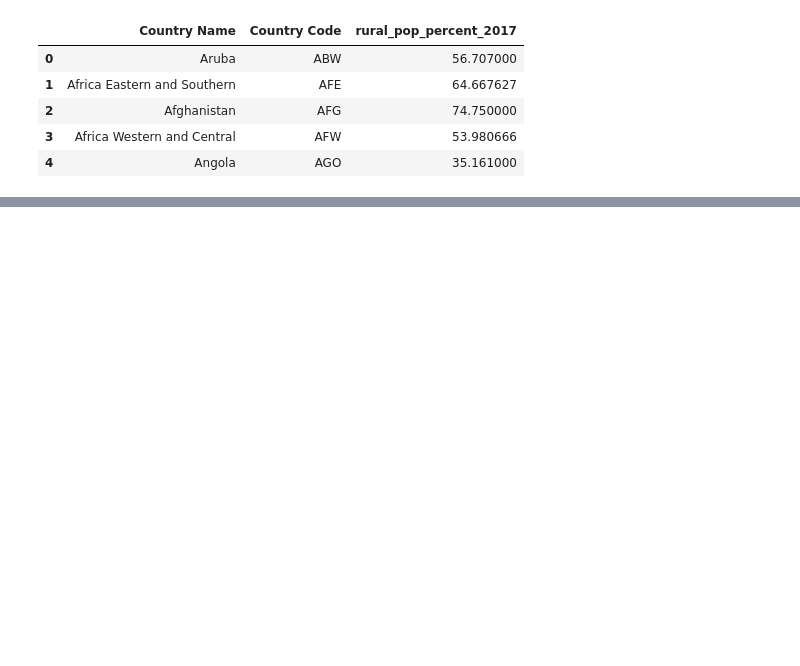
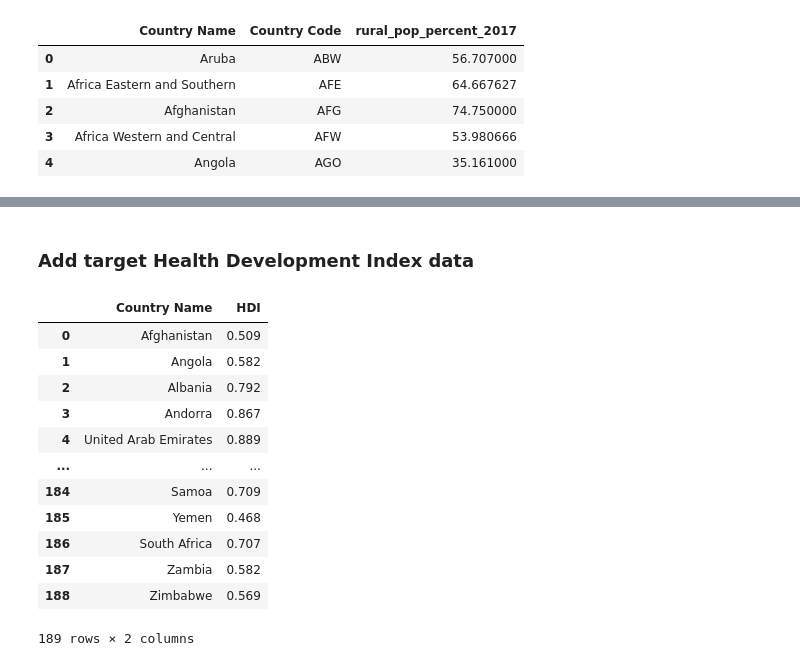
Before and after one commit to pemurp19/Predicting-HDI---Human-Development-Indicators, a Jupyter notebook: code/getting_data.ipynb, the cells around one changed output, grey strips where cells are left out. Saved outputs shown, nothing was run; the diff lists cells and outputs as text; code cells hidden in the pictures; blank space fills up the shorter version.

```diff
--- a/code/getting_data.ipynb
+++ b/code/getting_data.ipynb
@@ -194,3 +185,10 @@ merged_df.head()
 # %%
 merged_df.to_csv('../datasets/merged_df.csv', index=False) # saved combined data frame to csv
 # ready for further cleaning
+# %% [markdown]
+### Add target Health Development Index data
+# %%
+#  ATTENTION:  for now start here (after running imports) to work on merging dataframes
+# Peter already did all the work above and successfully saved a csv in datasets
+
+target = pd.read_csv('../datasets/hdi_human_development_index.csv')
@@ -196,0 +199,16 @@ merged_df.to_csv('../datasets/merged_df.csv', index=False) # saved combined data
+# %%
+target
+# %% [output]
+|  | Country Name | HDI |
+| 0 | Afghanistan | 0.509 |
+| 1 | Angola | 0.582 |
+| 2 | Albania | 0.792 |
+| 3 | Andorra | 0.867 |
+| 4 | United Arab Emirates | 0.889 |
+| ... | ... | ... |
+| 184 | Samoa | 0.709 |
+| 185 | Yemen | 0.468 |
+| 186 | South Africa | 0.707 |
+| 187 | Zambia | 0.582 |
+| 188 | Zimbabwe | 0.569 |
+189 rows × 2 columns
```
Also changed, not shown: parts of 8 cells of this notebook, 1 other file.
